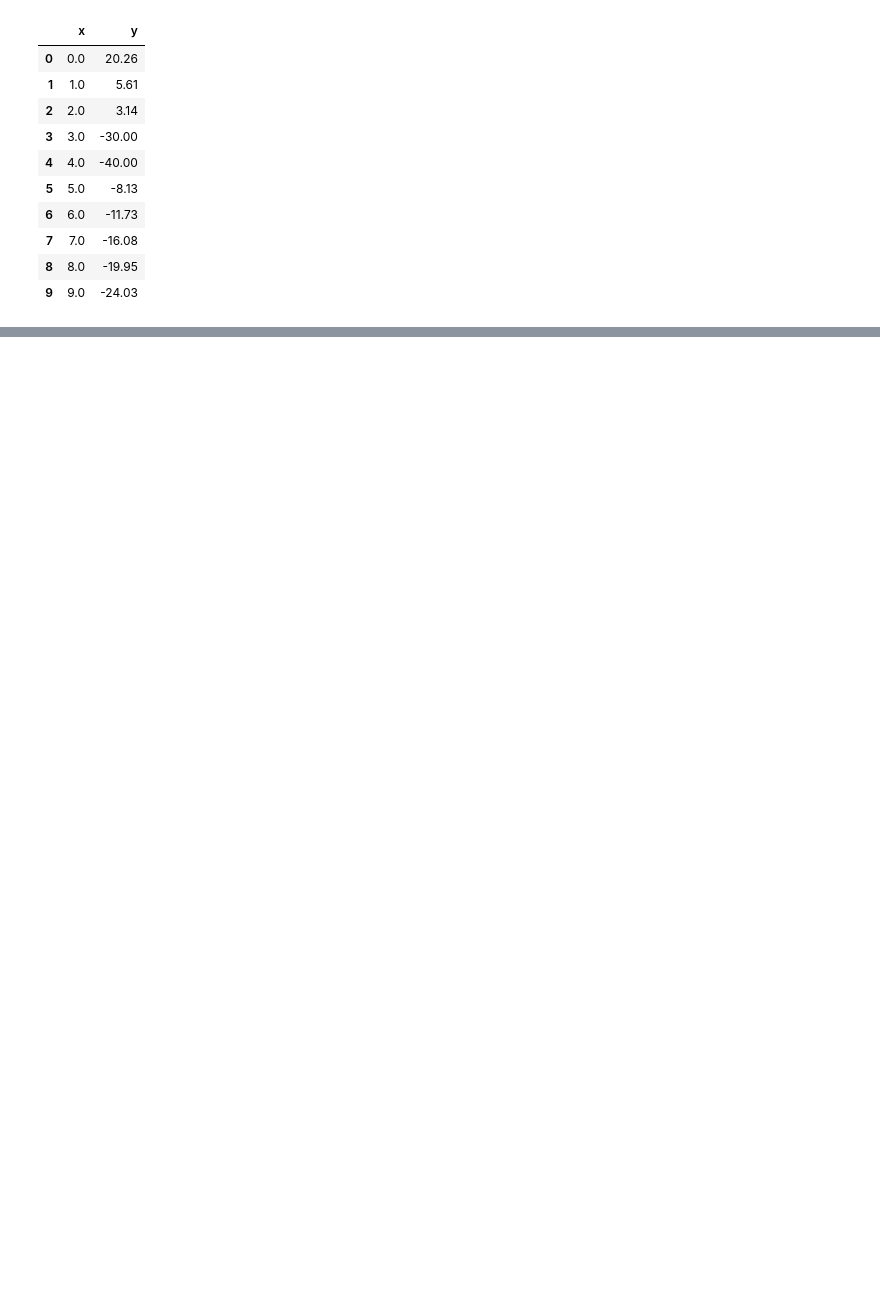
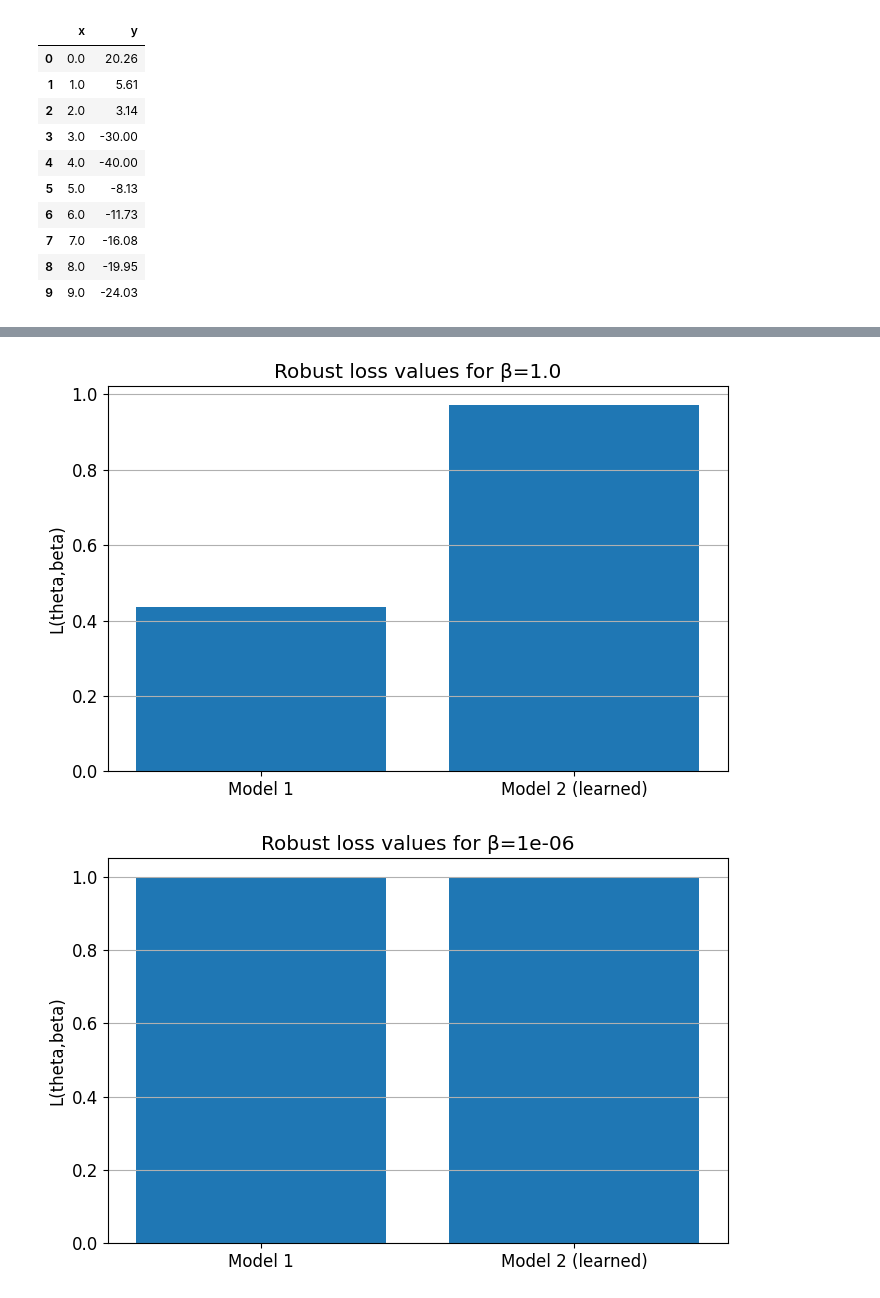
Before and after one commit to AashirRasadh/Pattern-Recognition-Assignment-01, a Jupyter notebook: assignment1.ipynb, the cells around one changed output, grey strips where cells are left out. Cells and saved outputs as stored; diff of their text form; code cells hidden in the pictures; blank space fills up the shorter version.

```diff
--- a/assignment1.ipynb
+++ b/assignment1.ipynb
@@ -74,0 +79,21 @@ OLS model: y ≈ -3.5573 x + 3.9167
+# %%
+def robust_loss(y_true, y_pred, beta):
+    e2 = (y_true - y_pred)**2
+    return np.mean(e2 / (e2 + beta**2))
+
+models = {
+    "Model 1": (-4.0, 12.0),       # slope, intercept
+    "Model 2 (learned)": (-3.55, 3.91)
+}
+
+betas = [1.0, 1e-6, 1e3]
+rows = []
+
+for name, (a, b) in models.items():
+    y_hat = a * df["x"].to_numpy() + b
+    for beta in betas:
+        L = robust_loss(df["y"].to_numpy(), y_hat, beta)
+        rows.append({"Model": name, "beta": beta, "L(theta,beta)": L})
+
+robust_df = pd.DataFrame(rows)
+robust_df
@@ -74,0 +108,11 @@ OLS model: y ≈ -3.5573 x + 3.9167
+# %%
+for beta in betas:
+    subset = robust_df[robust_df["beta"] == beta]
+    plt.bar(subset["Model"], subset["L(theta,beta)"])
+    plt.title(f"Robust loss values for β={beta}")
+    plt.ylabel("L(theta,beta)")
+    plt.grid(True, axis="y")
+    plt.show()
+# %% [output]
+[figure, added]
+[figure, added]
```
Also changed, not shown: parts of 12 cells of this notebook, 12 other files.
